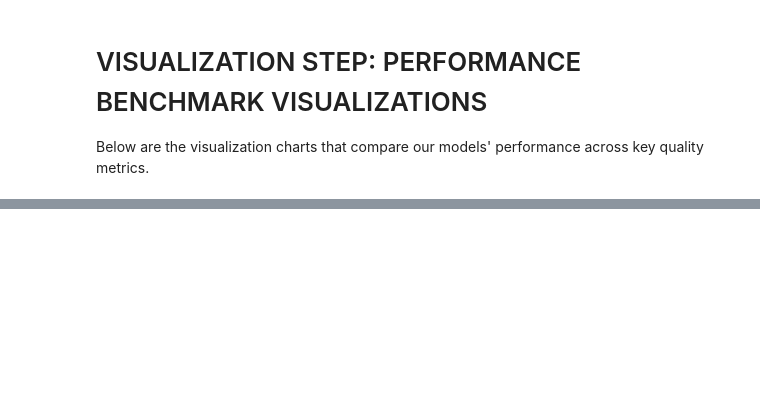
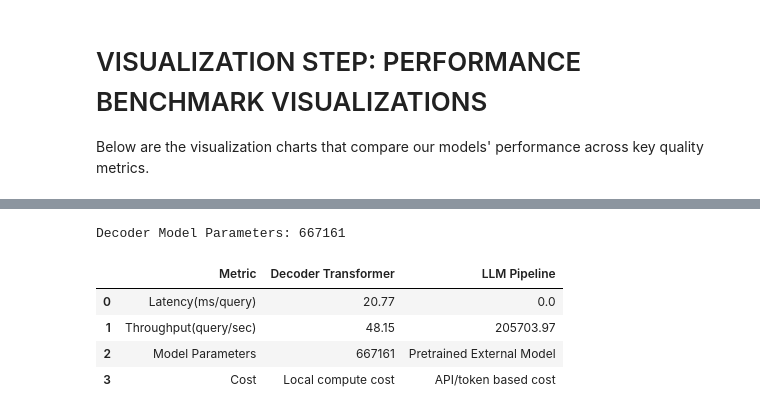
Before and after one commit to pavan-kumar-arepu/Controlled-Natural-Language-Generation, a Jupyter notebook: notebooks/ConversationAI_Assignment.ipynb, the cells around one changed output, grey strips where cells are left out. Saved outputs shown, nothing was run; the diff lists cells and outputs as text; code cells hidden in the pictures; blank space fills up the shorter version.

```diff
--- a/notebooks/ConversationAI_Assignment.ipynb
+++ b/notebooks/ConversationAI_Assignment.ipynb
@@ -691,3 +770,67 @@ DECODER ONLY  : I can help with product availability. share share the missing de
 LLM GENERATION: I can help with product availability. Please share the missing details for verification.
 
 ================================================================================
+# %%
+# ==============================================================================
+# STEP 10: SYSTEM LEVEL METRICS (LATENCY, THROUGHPUT, MODEL SIZE)
+# ==============================================================================
+
+import time
+
+# Decoder model size
+decoder_params = sum(
+    p.numel() for p in model.parameters()
+)
+
+print("Decoder Model Parameters:", decoder_params)
+
+
+# Decoder latency
+sample = splits['test'][0]['linearized_sequence']
+
+start = time.time()
+
+for _ in range(100):
+    _ = generate_decoder_response(sample)
+
+decoder_latency = ((time.time() - start) / 100) * 1000
+
+
+# LLM latency
+start = time.time()
+
+for _ in range(100):
+    _ = run_llm_inference(sample)
+
+llm_latency = ((time.time() - start) / 100) * 1000
+
+
+system_metrics = pd.DataFrame({
+    "Metric": [
+        "Latency(ms/query)",
+        "Throughput(query/sec)",
+        "Model Parameters",
+        "Cost"
+    ],
+    "Decoder Transformer": [
+        round(decoder_latency,2),
+        round(1000/decoder_latency,2),
+        decoder_params,
+        "Local compute cost"
+    ],
+    "LLM Pipeline": [
+        round(llm_latency,2),
+        round(1000/llm_latency,2),
+        "Pretrained External Model",
+        "API/token based cost"
+    ]
+})
+
+display(system_metrics)
+# %% [output]
+Decoder Model Parameters: 667161
+|  | Metric | Decoder Transformer | LLM Pipeline |
+| 0 | Latency(ms/query) | 20.77 | 0.0 |
+| 1 | Throughput(query/sec) | 48.15 | 205703.97 |
+| 2 | Model Parameters | 667161 | Pretrained External Model |
+| 3 | Cost | Local compute cost | API/token based cost |
```
Also changed, not shown: parts of 10 cells of this notebook, 11 other files.
